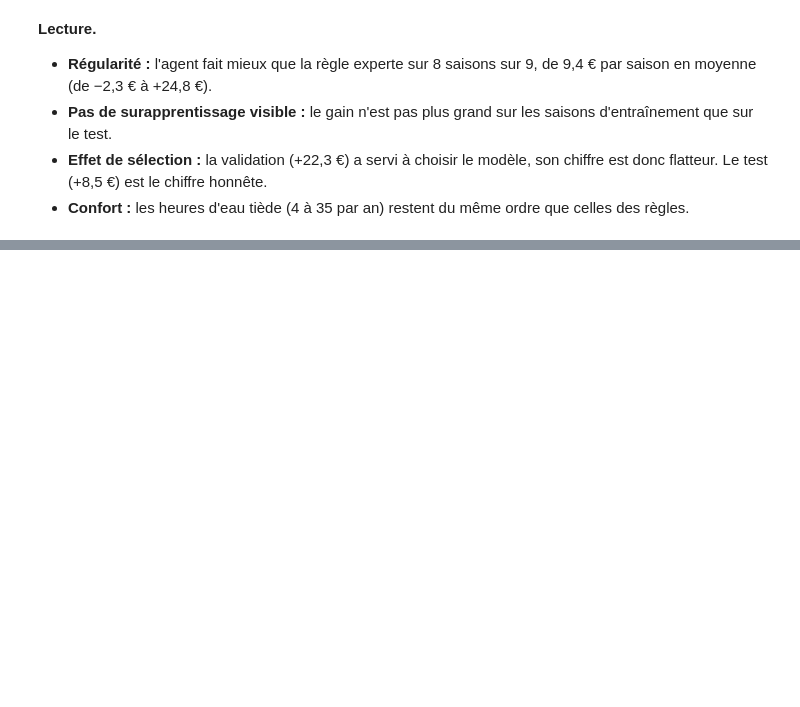
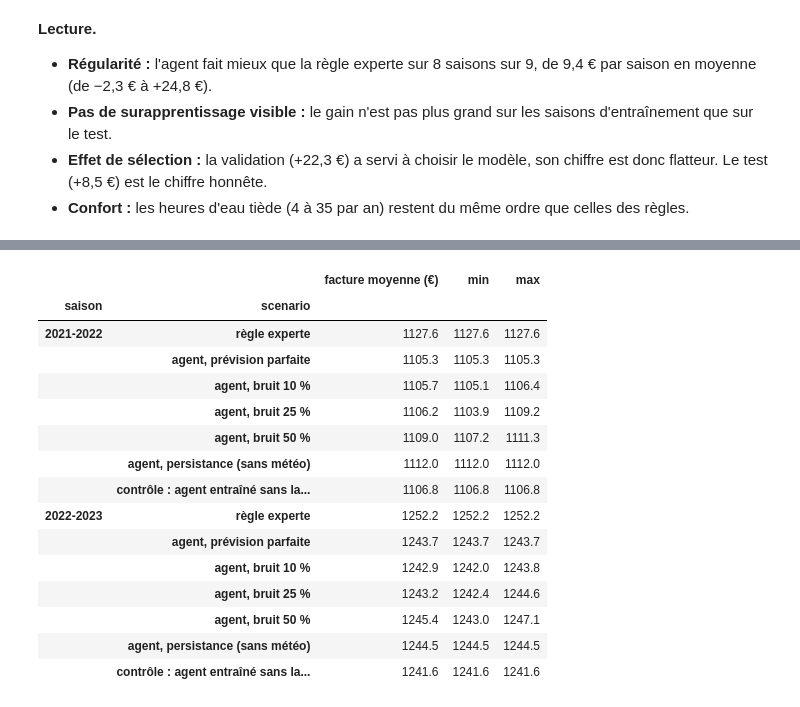
Before and after one commit to Gianni-ai-tech/energie-rl, a Jupyter notebook: energy_rl/notebooks/03_agent_rl.ipynb, the cells around one changed output, grey strips where cells are left out. Cells and saved outputs as stored; diff of their text form; code cells hidden in the pictures; blank space fills up the shorter version.

Commit message:
Notebook 3 : test de robustesse à la prévision solaire et contrôle sans prévision à 24 h

```diff
--- a/energy_rl/notebooks/03_agent_rl.ipynb
+++ b/energy_rl/notebooks/03_agent_rl.ipynb
@@ -166,0 +176,21 @@ gen
+# %%
+rob = pd.read_csv("../resultats_robustesse.csv")
+(rob.groupby(["saison", "scenario"], sort=False)["facture_eur"].agg(["mean", "min", "max"]).round(1)
+    .rename(columns={"mean": "facture moyenne (€)", "min": "min", "max": "max"}))
+# %% [output]
+|  |  | facture moyenne (€) | min | max |
+| saison | scenario |  |  |  |
+| 2021-2022 | règle experte | 1127.6 | 1127.6 | 1127.6 |
+|  | agent, prévision parfaite | 1105.3 | 1105.3 | 1105.3 |
+|  | agent, bruit 10 % | 1105.7 | 1105.1 | 1106.4 |
+|  | agent, bruit 25 % | 1106.2 | 1103.9 | 1109.2 |
+|  | agent, bruit 50 % | 1109.0 | 1107.2 | 1111.3 |
+|  | agent, persistance (sans météo) | 1112.0 | 1112.0 | 1112.0 |
+|  | contrôle : agent entraîné sans la... | 1106.8 | 1106.8 | 1106.8 |
+| 2022-2023 | règle experte | 1252.2 | 1252.2 | 1252.2 |
+|  | agent, prévision parfaite | 1243.7 | 1243.7 | 1243.7 |
+|  | agent, bruit 10 % | 1242.9 | 1242.0 | 1243.8 |
+|  | agent, bruit 25 % | 1243.2 | 1242.4 | 1244.6 |
+|  | agent, bruit 50 % | 1245.4 | 1243.0 | 1247.1 |
+|  | agent, persistance (sans météo) | 1244.5 | 1244.5 | 1244.5 |
+|  | contrôle : agent entraîné sans la... | 1241.6 | 1241.6 | 1241.6 |
```
Also changed, not shown: parts of 5 cells of this notebook, 3 other files.
